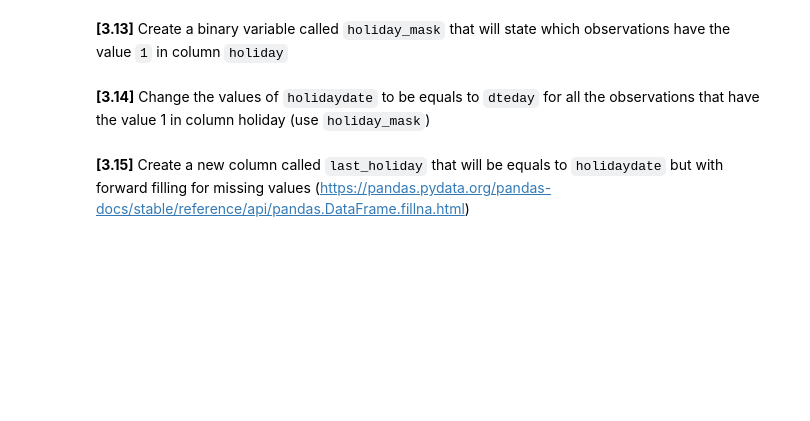
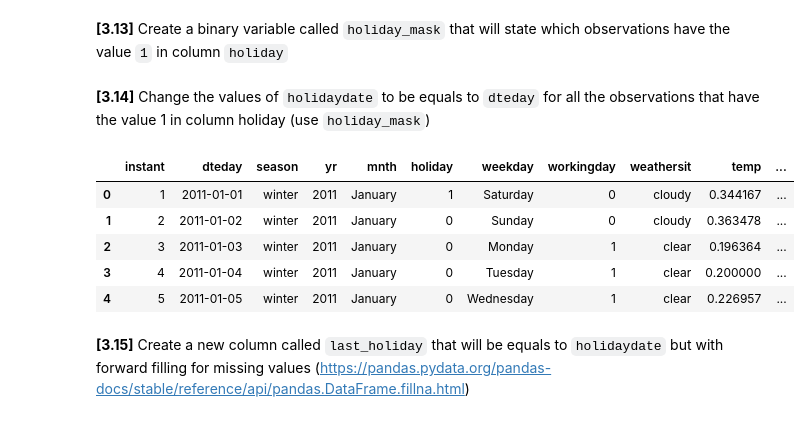
Before and after one commit to arthurso2023/A1, a Jupyter notebook: notebooks/data_prep.ipynb, the cells around one changed output. Cells and saved outputs as stored; diff of their text form; code cells hidden in the pictures; blank space fills up the shorter version.

```diff
--- a/notebooks/data_prep.ipynb
+++ b/notebooks/data_prep.ipynb
@@ -306,6 +380,15 @@ holiday_mask = df_cleaned['holiday'] == 1
 # %%
 # Solution
 df_cleaned.loc[holiday_mask, 'holidaydate'] = df_cleaned.loc[holiday_mask, 'dteday']
+# %%
+df_cleaned.head(5)
+# %% [output]
+|  | instant | dteday | season | yr | mnth | holiday | weekday | workingday | weathersit | temp | ... |
+| 0 | 1 | 2011-01-01 | winter | 2011 | January | 1 | Saturday | 0 | cloudy | 0.344167 | ... |
+| 1 | 2 | 2011-01-02 | winter | 2011 | January | 0 | Sunday | 0 | cloudy | 0.363478 | ... |
+| 2 | 3 | 2011-01-03 | winter | 2011 | January | 0 | Monday | 1 | clear | 0.196364 | ... |
+| 3 | 4 | 2011-01-04 | winter | 2011 | January | 0 | Tuesday | 1 | clear | 0.200000 | ... |
+| 4 | 5 | 2011-01-05 | winter | 2011 | January | 0 | Wednesday | 1 | clear | 0.226957 | ... |
 # %% [markdown]
 **[3.15]** Create a new column called `last_holiday` that will be equals to `holidaydate` but with forward filling for missing values (https://pandas.pydata.org/pandas-docs/stable/reference/api/pandas.DataFrame.fillna.html)
 # %%
```
Also changed, not shown: parts of 14 cells of this notebook.
